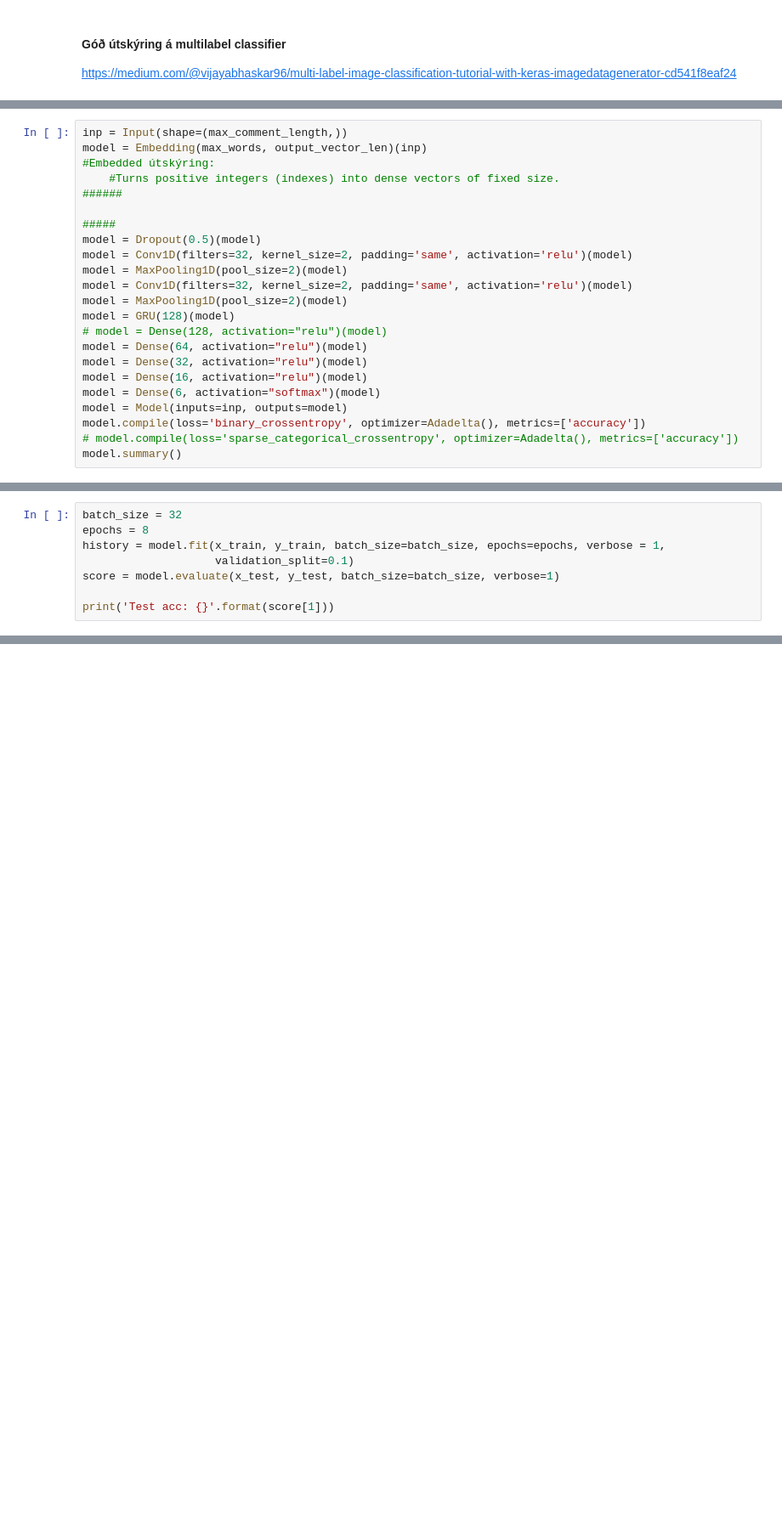
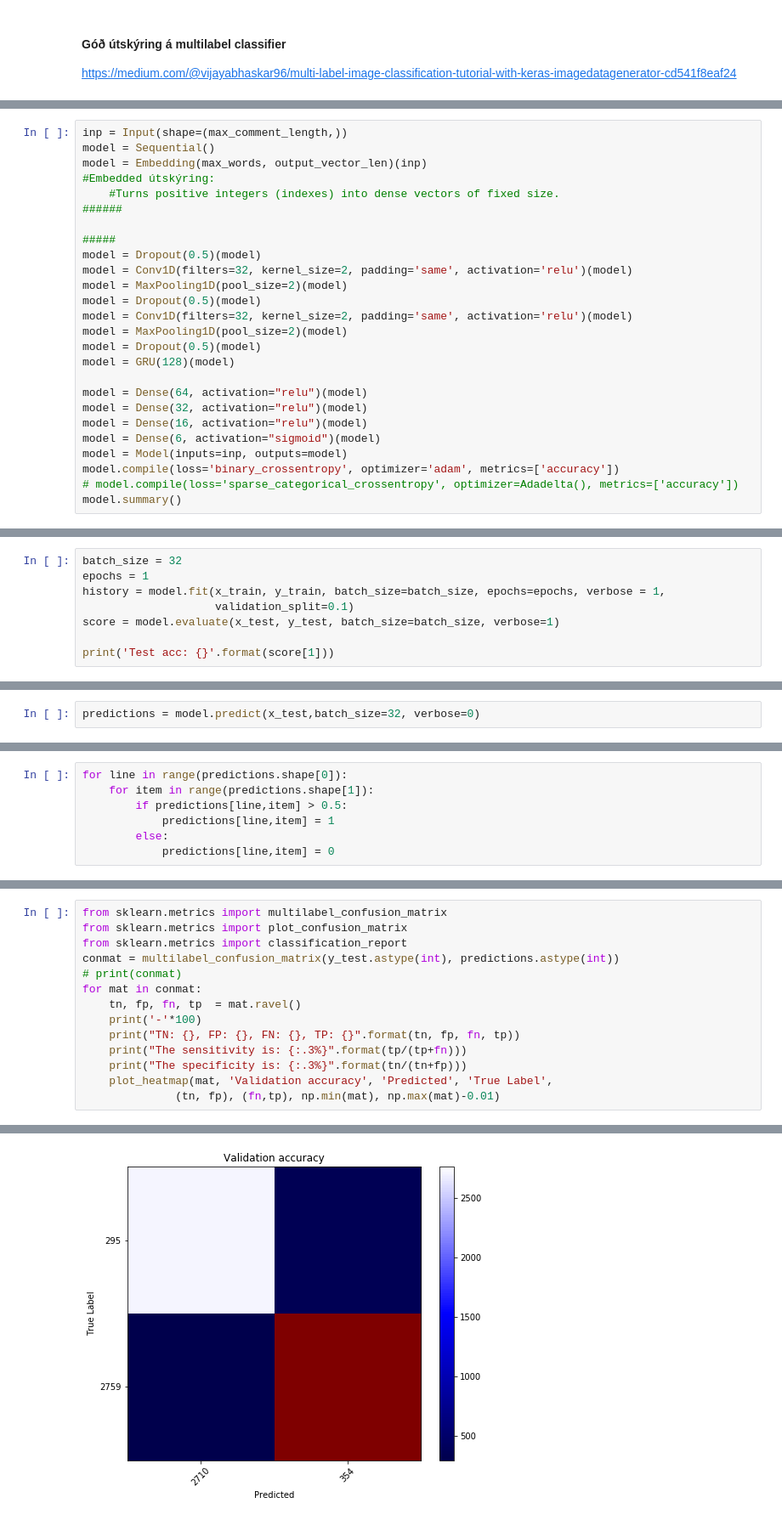
Before and after one commit to peturjokull/Gervigreind-Lokaverkefni, a Jupyter notebook: petur.ipynb, the cells around one changed output, grey strips where cells are left out. Shown: that part at 85% size. Saved outputs shown, nothing was run; the diff lists cells and outputs as text; blank space fills up the shorter version.

```diff
--- a/petur.ipynb
+++ b/petur.ipynb
@@ -175,5 +201,6 @@ https://medium.com/@vijayabhaskar96/multi-label-image-classification-tutorial-wi
 # %%
 inp = Input(shape=(max_comment_length,))
+model = Sequential()
 model = Embedding(max_words, output_vector_len)(inp)
 #Embedded útskýring:
     #Turns positive integers (indexes) into dense vectors of fixed size.
@@ -183,16 +210,18 @@ model = Embedding(max_words, output_vector_len)(inp)
 model = Dropout(0.5)(model)
 model = Conv1D(filters=32, kernel_size=2, padding='same', activation='relu')(model)
 model = MaxPooling1D(pool_size=2)(model)
+model = Dropout(0.5)(model)
 model = Conv1D(filters=32, kernel_size=2, padding='same', activation='relu')(model)
 model = MaxPooling1D(pool_size=2)(model)
+model = Dropout(0.5)(model)
 model = GRU(128)(model)
-# model = Dense(128, activation="relu")(model)
+
 model = Dense(64, activation="relu")(model)
 model = Dense(32, activation="relu")(model)
 model = Dense(16, activation="relu")(model)
-model = Dense(6, activation="softmax")(model)
+model = Dense(6, activation="sigmoid")(model)
 model = Model(inputs=inp, outputs=model)
-model.compile(loss='binary_crossentropy', optimizer=Adadelta(), metrics=['accuracy'])
+model.compile(loss='binary_crossentropy', optimizer='adam', metrics=['accuracy'])
 # model.compile(loss='sparse_categorical_crossentropy', optimizer=Adadelta(), metrics=['accuracy'])
 model.summary()
 # %% [output]
@@ -226,6 +254,6 @@ print(y_train[:5])
 # %%
 batch_size = 32
-epochs = 8
+epochs = 1
 history = model.fit(x_train, y_train, batch_size=batch_size, epochs=epochs, verbose = 1,
                     validation_split=0.1)
 score = model.evaluate(x_test, y_test, batch_size=batch_size, verbose=1)
@@ -253,0 +271,2 @@ Test acc: 0.9648997783660889
+# %%
+predictions = model.predict(x_test,batch_size=32, verbose=0)
@@ -253,0 +290,7 @@ Test acc: 0.9648997783660889
+# %%
+for line in range(predictions.shape[0]):
+    for item in range(predictions.shape[1]):
+        if predictions[line,item] > 0.5:
+            predictions[line,item] = 1
+        else:
+            predictions[line,item] = 0
@@ -253,0 +383,15 @@ Test acc: 0.9648997783660889
+# %%
+from sklearn.metrics import multilabel_confusion_matrix
+from sklearn.metrics import plot_confusion_matrix
+from sklearn.metrics import classification_report
+conmat = multilabel_confusion_matrix(y_test.astype(int), predictions.astype(int))
+# print(conmat)
+for mat in conmat:
+    tn, fp, fn, tp  = mat.ravel()
+    print('-'*100)
+    print("TN: {}, FP: {}, FN: {}, TP: {}".format(tn, fp, fn, tp))
+    print("The sensitivity is: {:.3%}".format(tp/(tp+fn)))
+    print("The specificity is: {:.3%}".format(tn/(tn+fp)))
+    plot_heatmap(mat, 'Validation accuracy', 'Predicted', 'True Label',
+              (tn, fp), (fn,tp), np.min(mat), np.max(mat)-0.01)
+# %% [output]
@@ -253,0 +402 @@ Test acc: 0.9648997783660889
+[figure, added]
```
Also changed, not shown: parts of 38 cells of this notebook.
